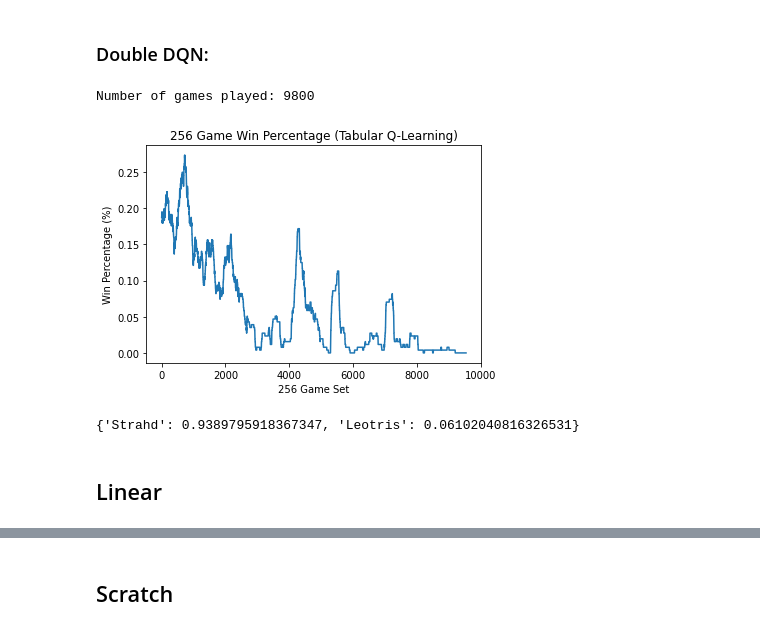
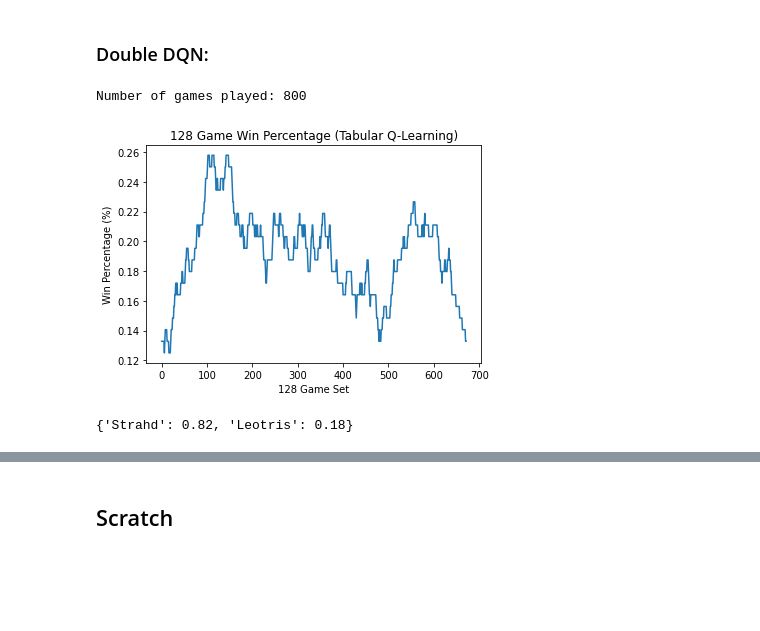
Before and after one commit to AndrewLim1990/dungeonsNdata, a Jupyter notebook: analysis.ipynb, the cells around one changed output, grey strips where cells are left out. Cells and saved outputs as stored; diff of their text form; code cells hidden in the pictures; blank space fills up the shorter version.

```diff
--- a/analysis.ipynb
+++ b/analysis.ipynb
@@ -155,27 +172,25 @@ Number of games played: 1600
 # %% [markdown]
 ### Double DQN:
 # %%
-batch_size = 256
+batch_size = 128
 leotris_win_pct = list()
 
 winner_list = dill.load(open("results/winner_list_double_DQN.pickle", "rb"))
 print("Number of games played: {}".format(len(winner_list)))
 
 for i in range(0, len(winner_list) - batch_size):
     batch_winner_list = winner_list[i:(i+batch_size)]
     win_pct = calc_win_percentage(batch_winner_list, creatures=["Leotris", "Strahd"])
     leotris_win_pct.append(win_pct["Leotris"])
 
 plt.plot(range(len(leotris_win_pct)), leotris_win_pct)
 plt.title("{} Game Win Percentage (Tabular Q-Learning)".format(batch_size))
 plt.ylabel("Win Percentage (%)")
 plt.xlabel("{} Game Set".format(batch_size))
 plt.show()
 
 calc_win_percentage(winner_list, creatures=['Leotris', 'Strahd'])
 # %% [output]
-Number of games played: 9800
+Number of games played: 800
-[figure, old version]
+[figure, new version]
-{'Strahd': 0.9389795918367347, 'Leotris': 0.06102040816326531}
+{'Strahd': 0.82, 'Leotris': 0.18}
-# %% [markdown]
-## Linear
```
Also changed, not shown: parts of 7 cells of this notebook, 8 other files.
